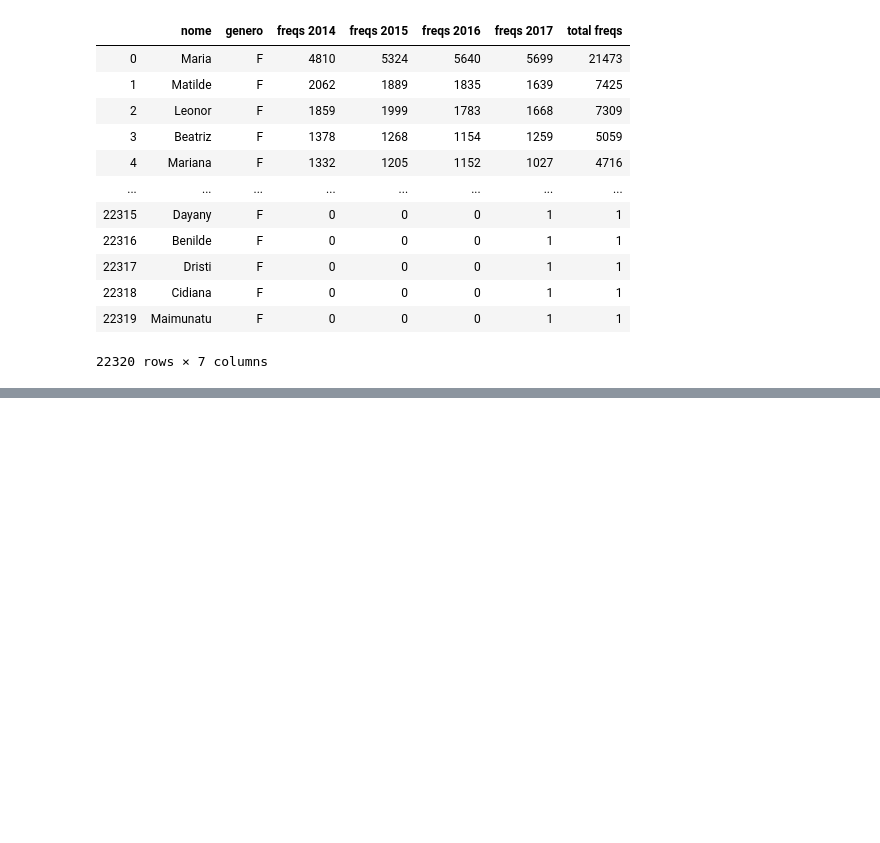
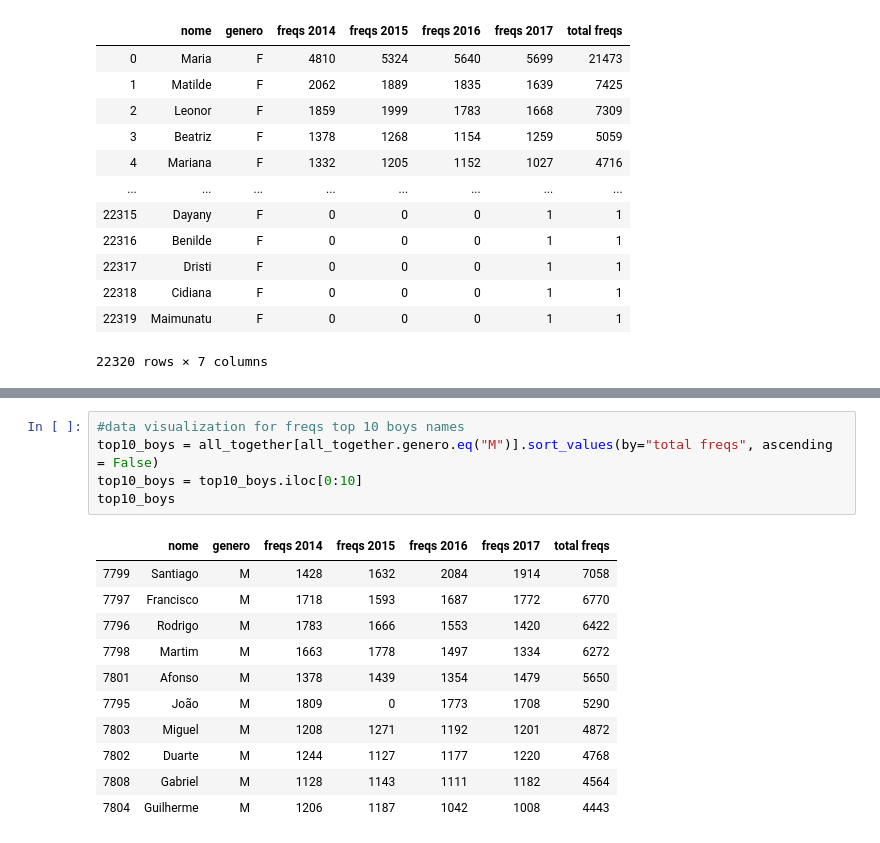
Before and after one commit to aariops/Project-Week-3-Data-Thieves, a Jupyter notebook: your-project/nomes-proprios.ipynb, the cells around one changed output, grey strips where cells are left out. Saved outputs shown, nothing was run; the diff lists cells and outputs as text; blank space fills up the shorter version.

```diff
--- a/your-project/nomes-proprios.ipynb
+++ b/your-project/nomes-proprios.ipynb
@@ -143,0 +176,17 @@ all_together
+# %%
+#data visualization for freqs top 10 boys names
+top10_boys = all_together[all_together.genero.eq("M")].sort_values(by="total freqs", ascending = False)
+top10_boys = top10_boys.iloc[0:10]
+top10_boys
+# %% [output]
+|  | nome | genero | freqs 2014 | freqs 2015 | freqs 2016 | freqs 2017 | total freqs |
+| 7799 | Santiago | M | 1428 | 1632 | 2084 | 1914 | 7058 |
+| 7797 | Francisco | M | 1718 | 1593 | 1687 | 1772 | 6770 |
+| 7796 | Rodrigo | M | 1783 | 1666 | 1553 | 1420 | 6422 |
+| 7798 | Martim | M | 1663 | 1778 | 1497 | 1334 | 6272 |
+| 7801 | Afonso | M | 1378 | 1439 | 1354 | 1479 | 5650 |
+| 7795 | João | M | 1809 | 0 | 1773 | 1708 | 5290 |
+| 7803 | Miguel | M | 1208 | 1271 | 1192 | 1201 | 4872 |
+| 7802 | Duarte | M | 1244 | 1127 | 1177 | 1220 | 4768 |
+| 7808 | Gabriel | M | 1128 | 1143 | 1111 | 1182 | 4564 |
+| 7804 | Guilherme | M | 1206 | 1187 | 1042 | 1008 | 4443 |
```
Also changed, not shown: parts of 7 cells of this notebook, 2 other files.
